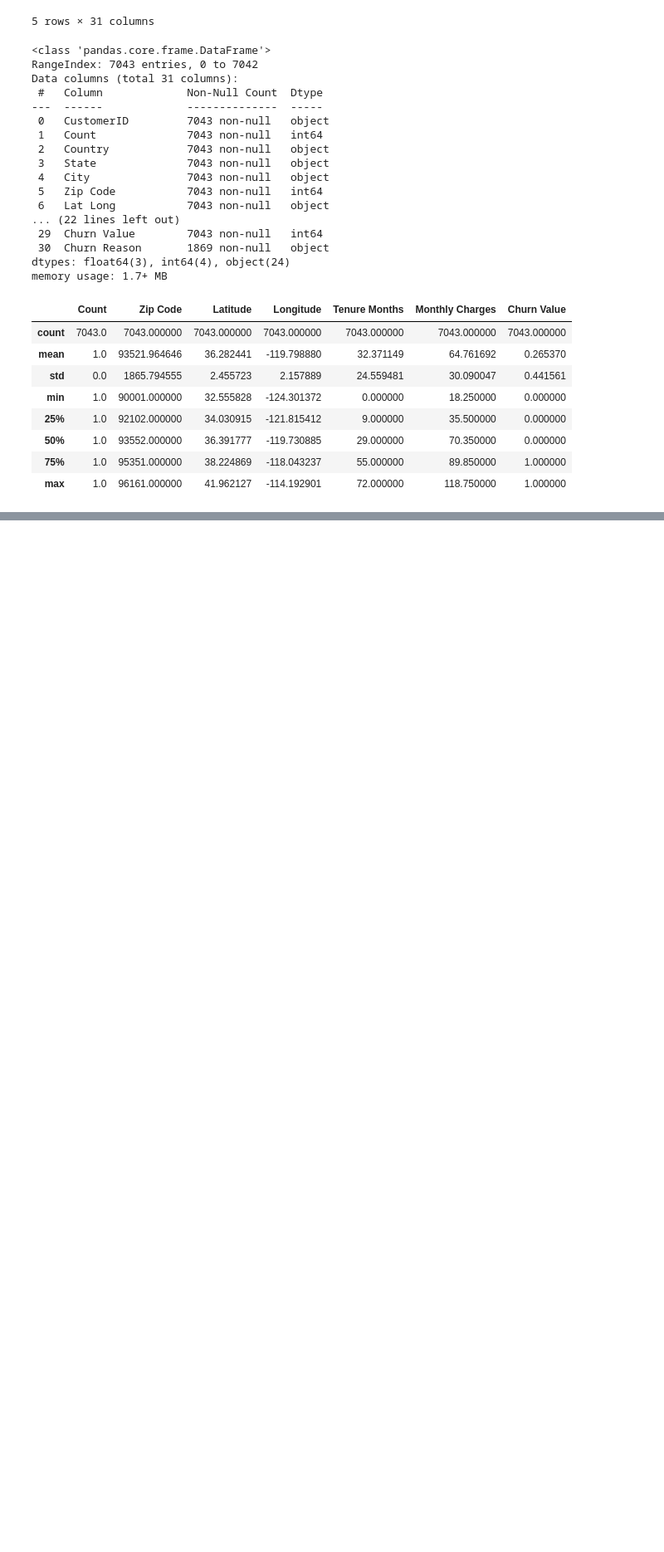
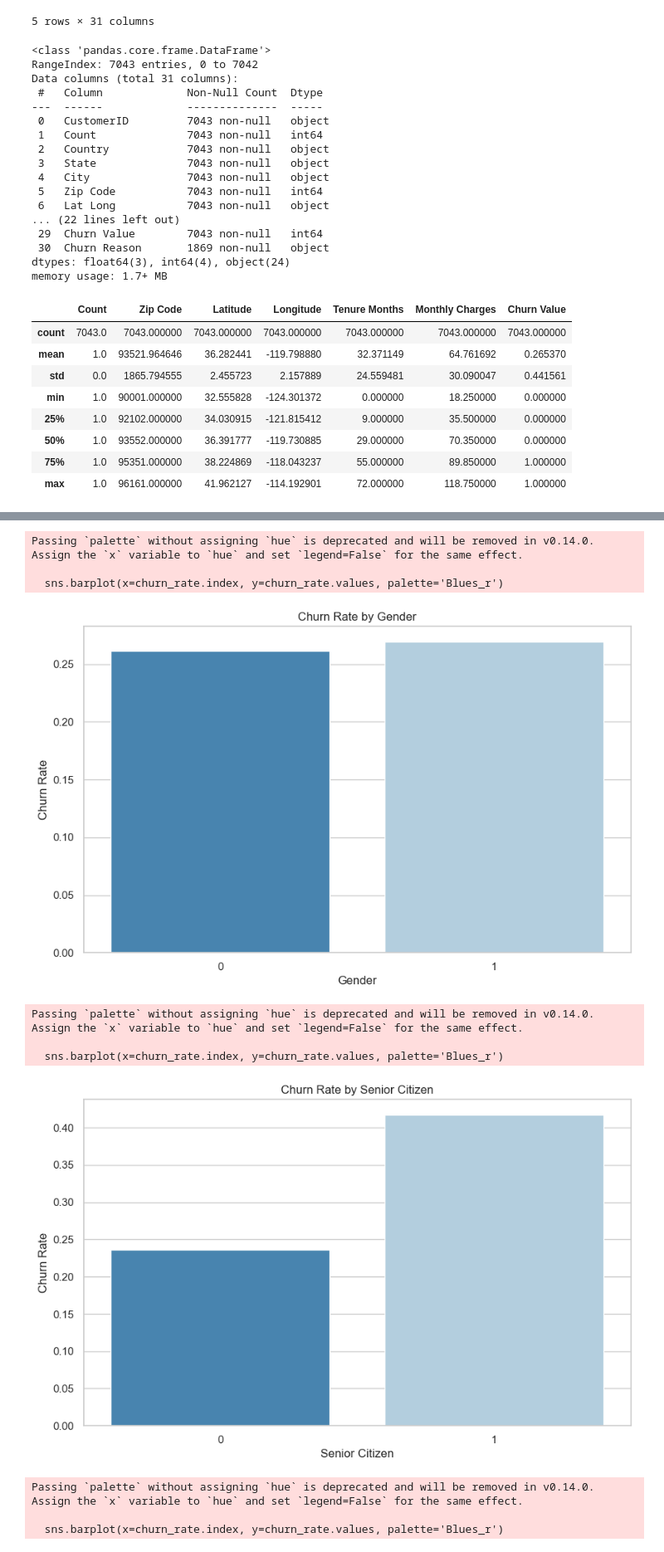
Before and after one commit to kirilvino/Swan-Project-Team-7, a Jupyter notebook: Swan Dan.ipynb, the cells around one changed output, grey strips where cells are left out. Shown: that part at 83% size. Cells and saved outputs as stored; diff of their text form; code cells hidden in the pictures; blank space fills up the shorter version.

```diff
--- a/Swan Dan.ipynb
+++ b/Swan Dan.ipynb
@@ -82,0 +151,41 @@ For example, when doing 'df[col].method(value, inplace=True)', try using 'df.met
+# %%
+# Demographic Features
+demo_features = ['Gender', 'Senior Citizen', 'Partner', 'Dependents']
+
+# Churn rate by each demographic
+for col in demo_features:
+    churn_rate = df.groupby(col)['churn_value'].mean().sort_values(ascending=False)
+    sns.barplot(x=churn_rate.index, y=churn_rate.values, palette='Blues_r')
+    plt.title(f"Churn Rate by {col}")
+    plt.ylabel("Churn Rate")
+    plt.xlabel(col)
+    plt.show()
+
+# Correlation Heatmap
+demo_df = df[demo_features + ['churn_value']].copy()
+for col in demo_features:
+    if demo_df[col].dtype == 'object':
+        demo_df[col] = demo_df[col].map({'Yes': 1, 'No': 0, 'Male': 0, 'Female': 1})
+
+sns.heatmap(demo_df.corr(), annot=True, cmap='coolwarm', center=0)
+plt.title("Correlation Between Demographics and Churn")
+plt.show()
+
+# Chi-Squared Test
+print("Chi-Squared Test Results (p-values):")
+for col in demo_features:
+    table = pd.crosstab(df[col], df['churn_value'])
+    chi2, p, dof, ex = chi2_contingency(table)
+    print(f"{col}: p-value = {p:.4f}")
+# %% [output]
+Passing `palette` without assigning `hue` is deprecated and will be removed in v0.14.0. Assign the `x` variable to `hue` and set `legend=False` for the same effect.
+
+  sns.barplot(x=churn_rate.index, y=churn_rate.values, palette='Blues_r')
+[figure, added]
+Passing `palette` without assigning `hue` is deprecated and will be removed in v0.14.0. Assign the `x` variable to `hue` and set `legend=False` for the same effect.
+
+  sns.barplot(x=churn_rate.index, y=churn_rate.values, palette='Blues_r')
+[figure, added]
+Passing `palette` without assigning `hue` is deprecated and will be removed in v0.14.0. Assign the `x` variable to `hue` and set `legend=False` for the same effect.
+
+  sns.barplot(x=churn_rate.index, y=churn_rate.values, palette='Blues_r')
```
Also changed, not shown: parts of 11 cells of this notebook.
